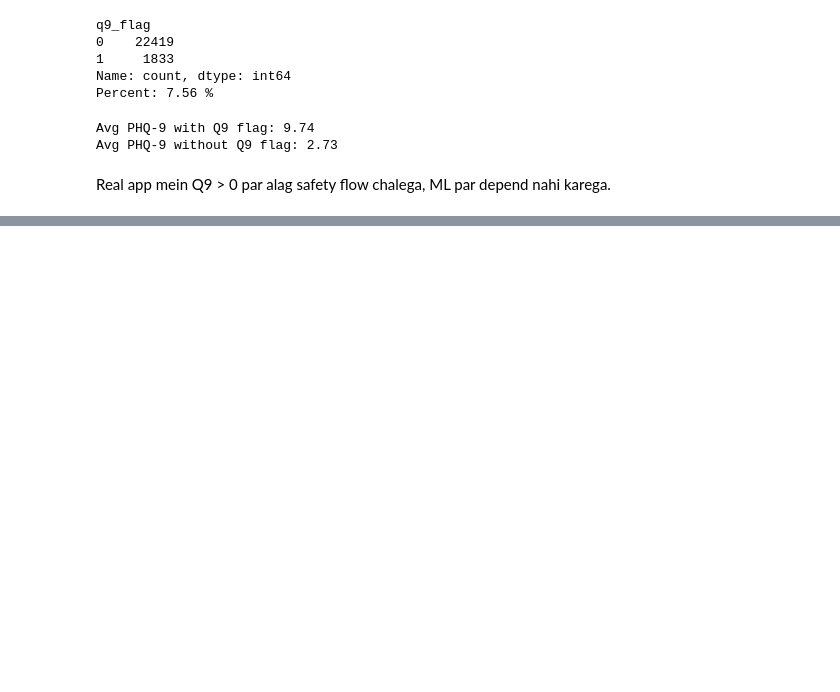
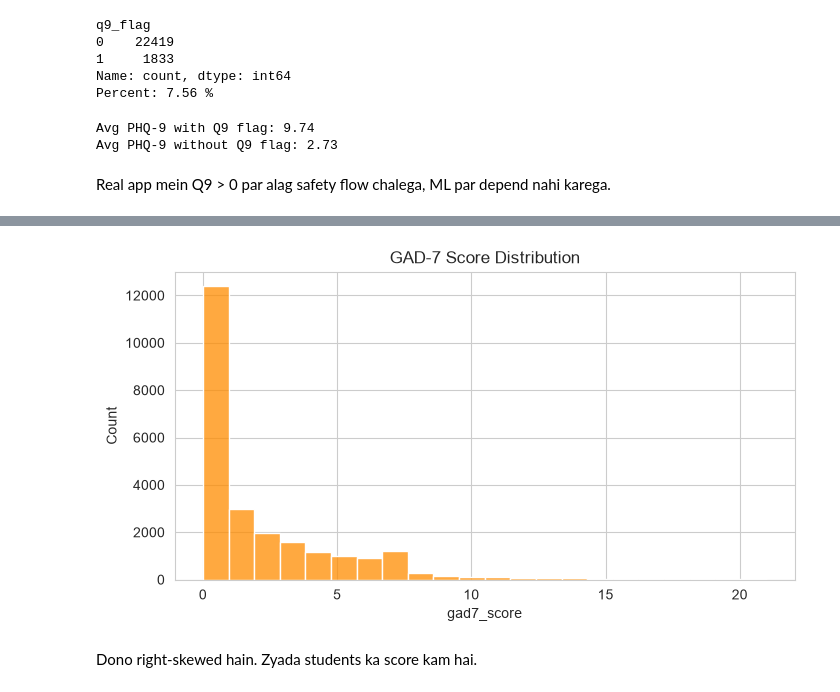
Before and after one commit to Bhoomikamalik81/MindCheck, a Jupyter notebook: mind_check_depression_anxiety_screening.ipynb, the cells around one changed output, grey strips where cells are left out. Saved outputs shown, nothing was run; the diff lists cells and outputs as text; code cells hidden in the pictures; blank space fills up the shorter version.

```diff
--- a/mind_check_depression_anxiety_screening.ipynb
+++ b/mind_check_depression_anxiety_screening.ipynb
@@ -474,0 +482,9 @@ Real app mein Q9 > 0 par alag safety flow chalega, ML par depend nahi karega.
+# %%
+plt.figure(figsize=(8, 4))
+sns.histplot(df["gad7_score"], bins=22, color="darkorange")
+plt.title("GAD-7 Score Distribution")
+plt.show()
+# %% [output]
+[figure, added]
+# %% [markdown]
+Dono right-skewed hain. Zyada students ka score kam hai.
```
Also changed, not shown: parts of 25 cells of this notebook.
